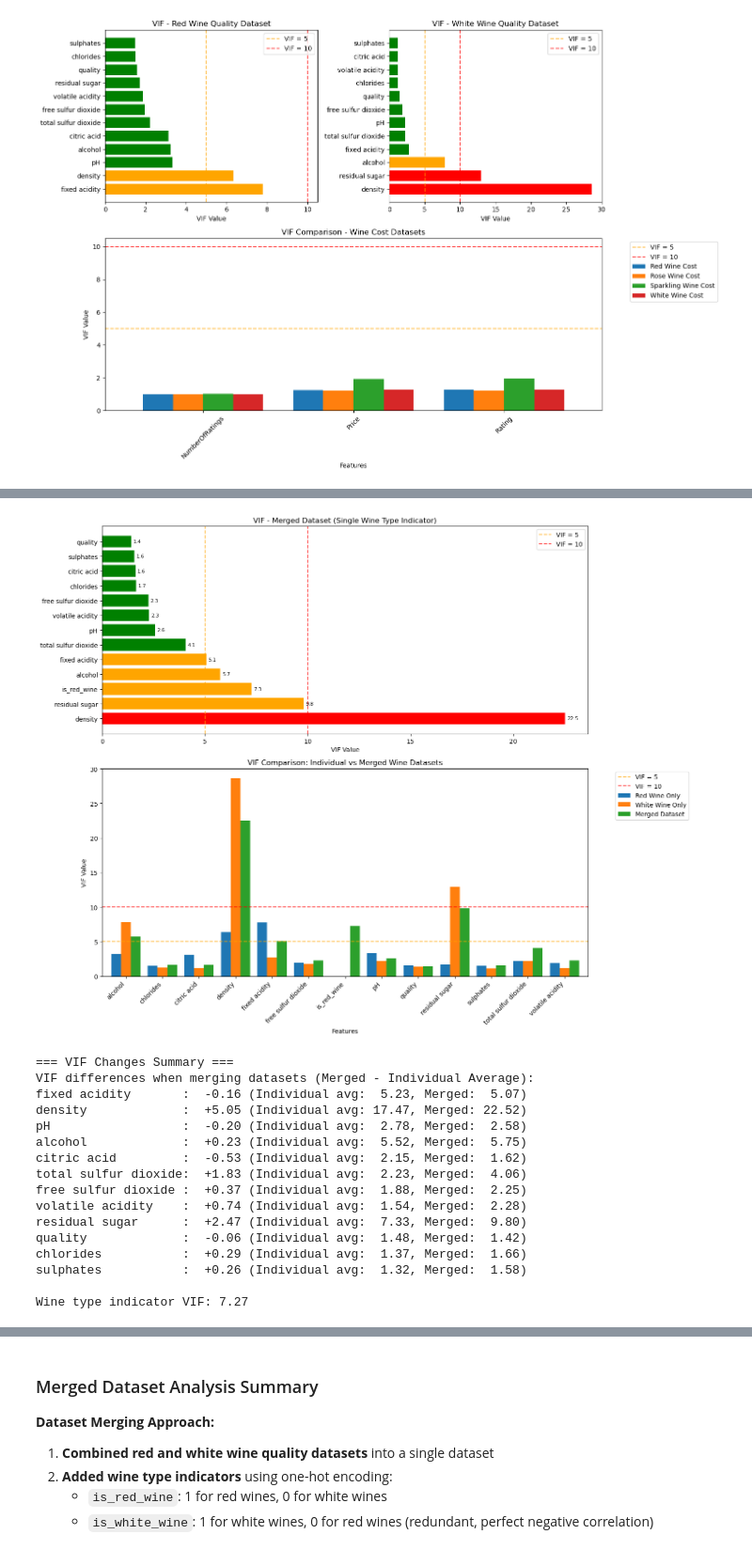
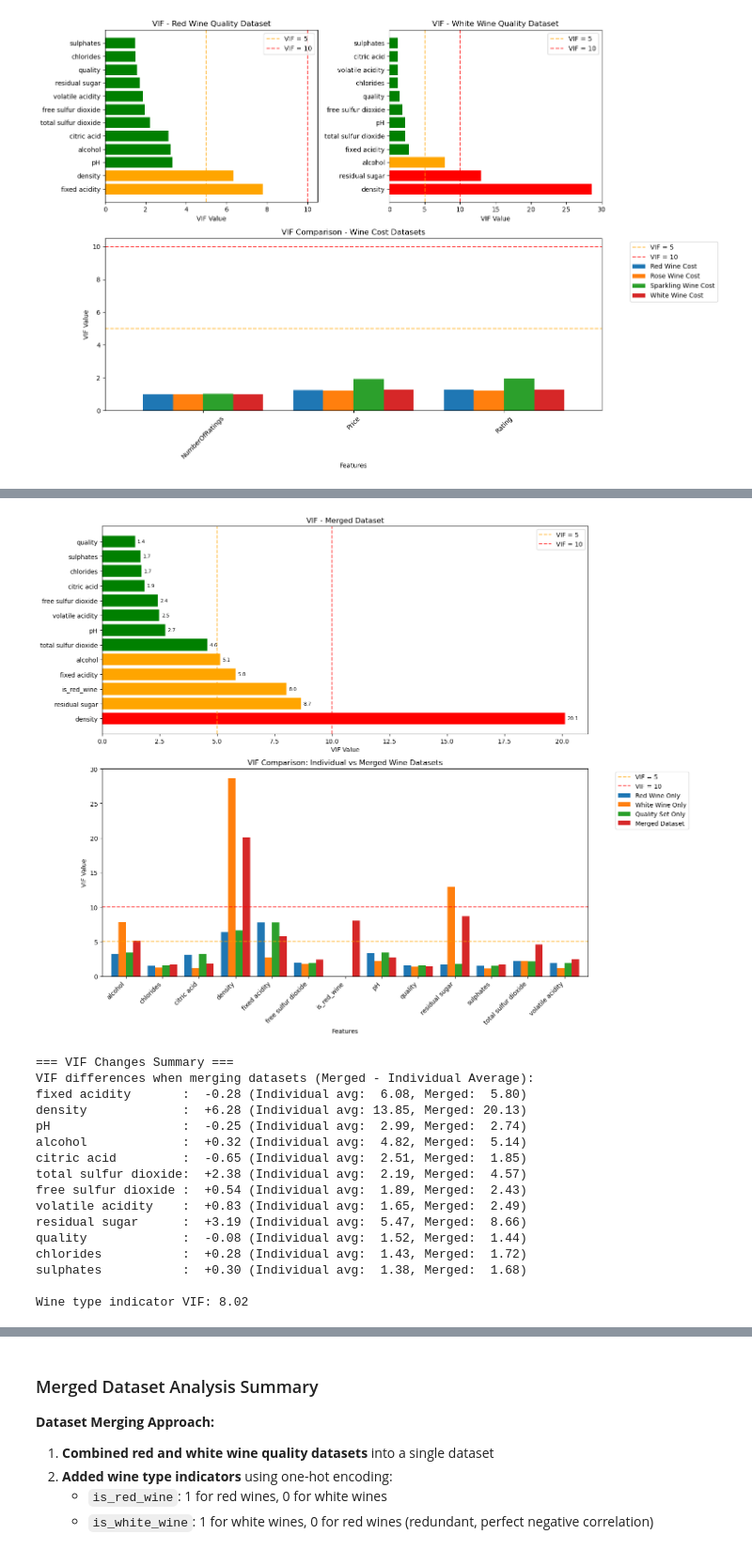
Before and after one commit to dylangeorg3/ENGG2112_Project, a Jupyter notebook: DatasetAnalysis.ipynb, the cells around one changed output, grey strips where cells are left out. Shown at 94% size. Saved outputs shown, nothing was run; the diff lists cells and outputs as text; code cells hidden in the pictures.

Commit message:
Continued work on VIFs. Merged quality datasets and saved to merged_wine_quality.csv

```diff
--- a/DatasetAnalysis.ipynb
+++ b/DatasetAnalysis.ipynb
@@ -33,6 +33,7 @@ This section covers the distribution and features within the wine quality datase
 # %%
 df_red = pd.read_csv("Data/Raw/Wine_Datasets/UCI_Wines/winequality-red.csv", sep=';')
 df_white = pd.read_csv("Data/Raw/Wine_Datasets/UCI_Wines/winequality-white.csv", sep=';')
+df_qt = pd.read_csv("Data/Raw/Wine_Datasets/Kaggle/WineQT.csv", sep=',').drop(["Id"], axis=1)
 # %% [markdown]
 Feature description. It is useful to view the columns contained within the dataset and the datatypes.
 # %%
@@ -991,6 +1018,12 @@ def calculate_vif(df, numerical_cols):
     """
     Calculate VIF for numerical columns in a dataframe
     """
+    # Check all numerical cols are in data, if not print a warning
+    for col in numerical_cols:
+        if col not in df.columns:
+            print(f"Warning: {col} not in dataframe columns")
+            numerical_cols.remove(col)
+
     # Select only numerical columns and remove any missing values
     data = df[numerical_cols].dropna()
 
@@ -1162,6 +1229,28 @@ plt.tight_layout()
 plt.show()
 # %% [output]
 [figure]
+# %%
+def merge_wine_datasets(df_red, df_white, df_qt):
+    # Create copies of the datasets and add wine type indicators
+    df_red_copy = df_red.copy()
+    df_white_copy = df_white.copy()
+    df_qt_copy = df_qt.copy()
+
+    # Add wine type column (one-hot encoding)
+    df_red_copy['is_red_wine'] = 1
+    df_white_copy['is_red_wine'] = 0
+    df_qt_copy['is_red_wine'] = 1  # Assuming QT dataset is red wine
+
+    # Merge the datasets
+    df_merged = pd.concat([df_red_copy, df_white_copy, df_qt_copy], ignore_index=True)
+
+    print(f"Merged dataset shape: {df_merged.shape}")
+    print(f"Red wine samples: {len(df_red_copy)}")
+    print(f"White wine samples: {len(df_white_copy)}")
+    print(f"QT samples: {len(df_qt_copy)}")
+    print(f"Total samples: {len(df_merged)}")
+
+    return df_merged
 # %%
 # VIF of Merged Quality datasets
 print("=== VIF Analysis for Merged Wine Quality Dataset ===\n")
@@ -1244,7 +1314,7 @@ merged_vif_plot = merged_vif.copy()
 colors = ['red' if x > 10 else 'orange' if x > 5 else 'green' for x in merged_vif_plot['VIF']]
 bars = plt.barh(merged_vif_plot['Feature'], merged_vif_plot['VIF'], color=colors)
 plt.xlabel('VIF Value')
-plt.title('VIF - Merged Dataset (Single Wine Type Indicator)')
+plt.title('VIF - Merged Dataset')
 plt.axvline(x=5, color='orange', linestyle='--', alpha=0.7, label='VIF = 5')
 plt.axvline(x=10, color='red', linestyle='--', alpha=0.7, label='VIF = 10')
 plt.legend()
@@ -1261,55 +1331,57 @@ plt.subplot(2, 1, 2)
 comparison_data = {
     'Red Wine Only': red_vif.set_index('Feature')['VIF'],
     'White Wine Only': white_vif.set_index('Feature')['VIF'],
-    'Merged Dataset': merged_vif_single.set_index('Feature')['VIF']
+    'Quality Set Only': qt_vif.set_index('Feature')['VIF'],
+    'Merged Dataset': merged_vif.set_index('Feature')['VIF']
 }
 
 # Create comparison dataframe
 comparison_df = pd.DataFrame(comparison_data).fillna(0)
 comparison_df.plot(kind='bar', ax=plt.gca(), width=0.8)
 plt.axhline(y=5, color='orange', linestyle='--', alpha=0.7, label='VIF = 5')
 plt.axhline(y=10, color='red', linestyle='--', alpha=0.7, label='VIF = 10')
 plt.title('VIF Comparison: Individual vs Merged Wine Datasets')
 plt.xlabel('Features')
 plt.ylabel('VIF Value')
 plt.legend(bbox_to_anchor=(1.05, 1), loc='upper left')
 plt.xticks(rotation=45, ha='right')
 
 plt.tight_layout()
 plt.show()
 
 # Print summary of VIF changes when merging datasets
 print("\n=== VIF Changes Summary ===")
 print("VIF differences when merging datasets (Merged - Individual Average):")
-merged_vif_dict = merged_vif_single.set_index('Feature')['VIF'].to_dict()
+merged_vif_dict = merged_vif.set_index('Feature')['VIF'].to_dict()
 red_vif_dict = red_vif.set_index('Feature')['VIF'].to_dict()
 white_vif_dict = white_vif.set_index('Feature')['VIF'].to_dict()
+qt_vif_dict = qt_vif.set_index('Feature')['VIF'].to_dict()
 
 for feature in red_vif_dict.keys():
     if feature in merged_vif_dict:
-        individual_avg = (red_vif_dict[feature] + white_vif_dict[feature]) / 2
+        individual_avg = (red_vif_dict[feature] + white_vif_dict[feature] + qt_vif_dict[feature]) / 3
         merged_val = merged_vif_dict[feature]
         difference = merged_val - individual_avg
         print(f"{feature:20s}: {difference:+6.2f} (Individual avg: {individual_avg:5.2f}, Merged: {merged_val:5.2f})")
 
 # Show the new wine type indicator VIF
 if 'is_red_wine' in merged_vif_dict:
     print(f"\nWine type indicator VIF: {merged_vif_dict['is_red_wine']:.2f}")
 # %% [output]
-[figure, old version]
+[figure, new version]
 === VIF Changes Summary ===
 VIF differences when merging datasets (Merged - Individual Average):
-fixed acidity       :  -0.16 (Individual avg:  5.23, Merged:  5.07)
-density             :  +5.05 (Individual avg: 17.47, Merged: 22.52)
-pH                  :  -0.20 (Individual avg:  2.78, Merged:  2.58)
-alcohol             :  +0.23 (Individual avg:  5.52, Merged:  5.75)
-citric acid         :  -0.53 (Individual avg:  2.15, Merged:  1.62)
-total sulfur dioxide:  +1.83 (Individual avg:  2.23, Merged:  4.06)
-free sulfur dioxide :  +0.37 (Individual avg:  1.88, Merged:  2.25)
-volatile acidity    :  +0.74 (Individual avg:  1.54, Merged:  2.28)
-residual sugar      :  +2.47 (Individual avg:  7.33, Merged:  9.80)
-quality             :  -0.06 (Individual avg:  1.48, Merged:  1.42)
-chlorides           :  +0.29 (Individual avg:  1.37, Merged:  1.66)
-sulphates           :  +0.26 (Individual avg:  1.32, Merged:  1.58)
+fixed acidity       :  -0.28 (Individual avg:  6.08, Merged:  5.80)
+density             :  +6.28 (Individual avg: 13.85, Merged: 20.13)
+pH                  :  -0.25 (Individual avg:  2.99, Merged:  2.74)
+alcohol             :  +0.32 (Individual avg:  4.82, Merged:  5.14)
+citric acid         :  -0.65 (Individual avg:  2.51, Merged:  1.85)
+total sulfur dioxide:  +2.38 (Individual avg:  2.19, Merged:  4.57)
+free sulfur dioxide :  +0.54 (Individual avg:  1.89, Merged:  2.43)
+volatile acidity    :  +0.83 (Individual avg:  1.65, Merged:  2.49)
+residual sugar      :  +3.19 (Individual avg:  5.47, Merged:  8.66)
+quality             :  -0.08 (Individual avg:  1.52, Merged:  1.44)
+chlorides           :  +0.28 (Individual avg:  1.43, Merged:  1.72)
+sulphates           :  +0.30 (Individual avg:  1.38, Merged:  1.68)
 
-Wine type indicator VIF: 7.27
+Wine type indicator VIF: 8.02
```
Also changed, not shown: parts of 14 cells of this notebook, 2 other files.
